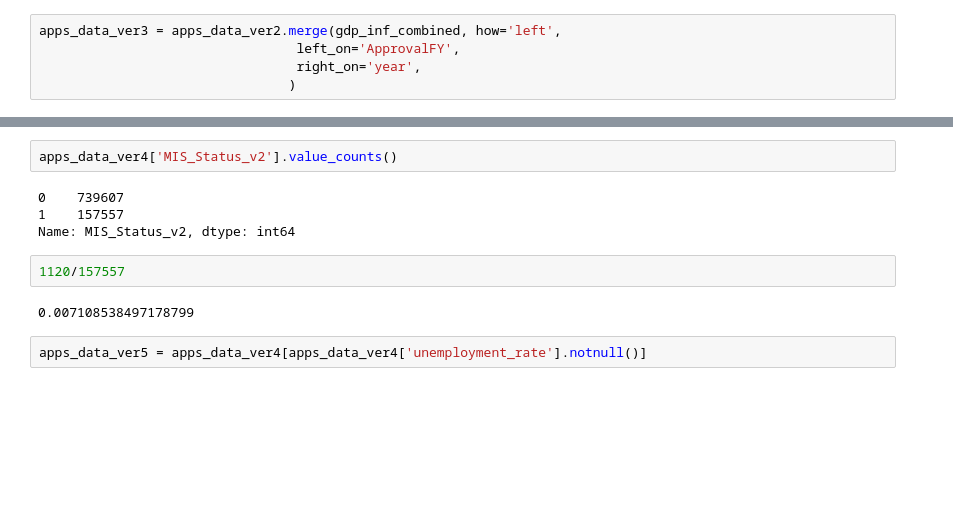
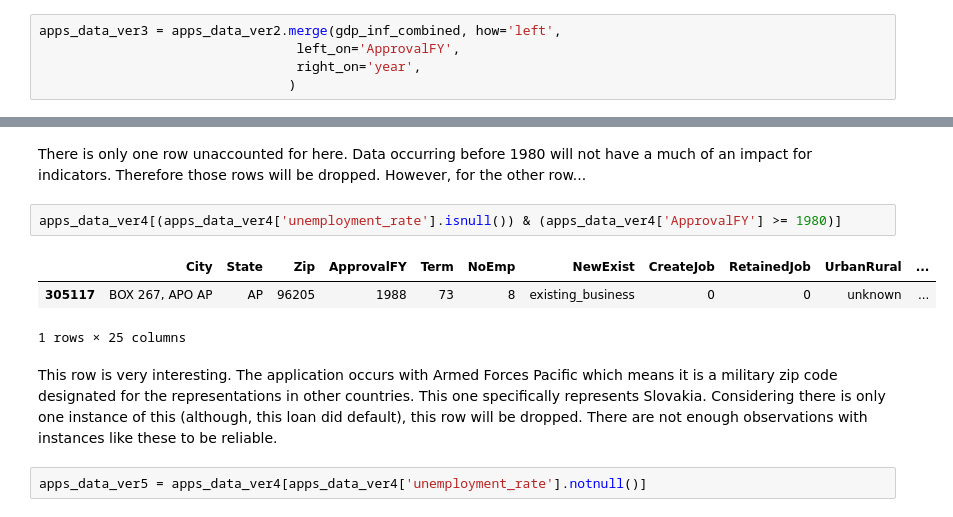
Before and after one commit to mitchellramsey/sba-hra-analysis, a Jupyter notebook: notebooks/1.5_data_wrangling_mr_2022_0312.ipynb, the cells around one changed output, grey strips where cells are left out. Saved outputs shown, nothing was run; the diff lists cells and outputs as text; blank space fills up the shorter version.

```diff
--- a/notebooks/1.5_data_wrangling_mr_2022_0312.ipynb
+++ b/notebooks/1.5_data_wrangling_mr_2022_0312.ipynb
@@ -251,13 +311,13 @@ Name: MIS_Status_v2, dtype: int64
+# %% [markdown]
+There is only one row unaccounted for here. Data occurring before 1980 will not have a much of an impact for indicators. Therefore those rows will be dropped. However, for the other row...
 # %%
-apps_data_ver4['MIS_Status_v2'].value_counts()
+apps_data_ver4[(apps_data_ver4['unemployment_rate'].isnull()) & (apps_data_ver4['ApprovalFY'] >= 1980)]
 # %% [output]
+|  | City | State | Zip | ApprovalFY | Term | NoEmp | NewExist | CreateJob | RetainedJob | UrbanRural | ... |
+| 305117 | BOX 267, APO AP | AP | 96205 | 1988 | 73 | 8 | existing_business | 0 | 0 | unknown | ... |
-0    739607
-1    157557
-Name: MIS_Status_v2, dtype: int64
+1 rows × 25 columns
-# %%
-1120/157557
-# %% [output]
-0.007108538497178799
+# %% [markdown]
+This row is very interesting. The application occurs with Armed Forces Pacific which means it is a military zip code designated for the representations in other countries. This one specifically represents Slovakia. Considering there is only one instance of this (although, this loan did default), this row will be dropped. There are not enough observations with instances like these to be reliable.
 # %%
 apps_data_ver5 = apps_data_ver4[apps_data_ver4['unemployment_rate'].notnull()]
 # %%
```
Also changed, not shown: parts of 36 cells of this notebook.
